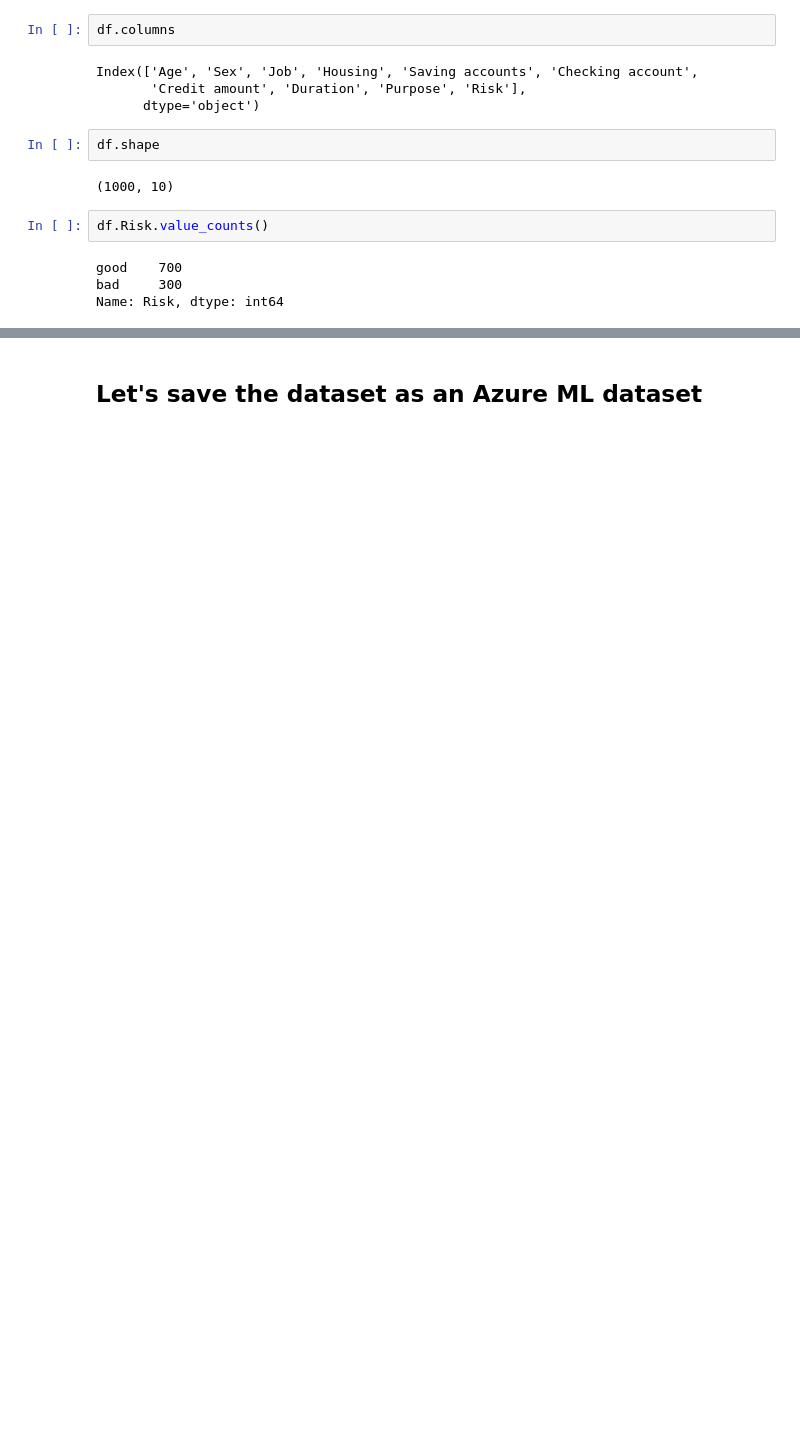
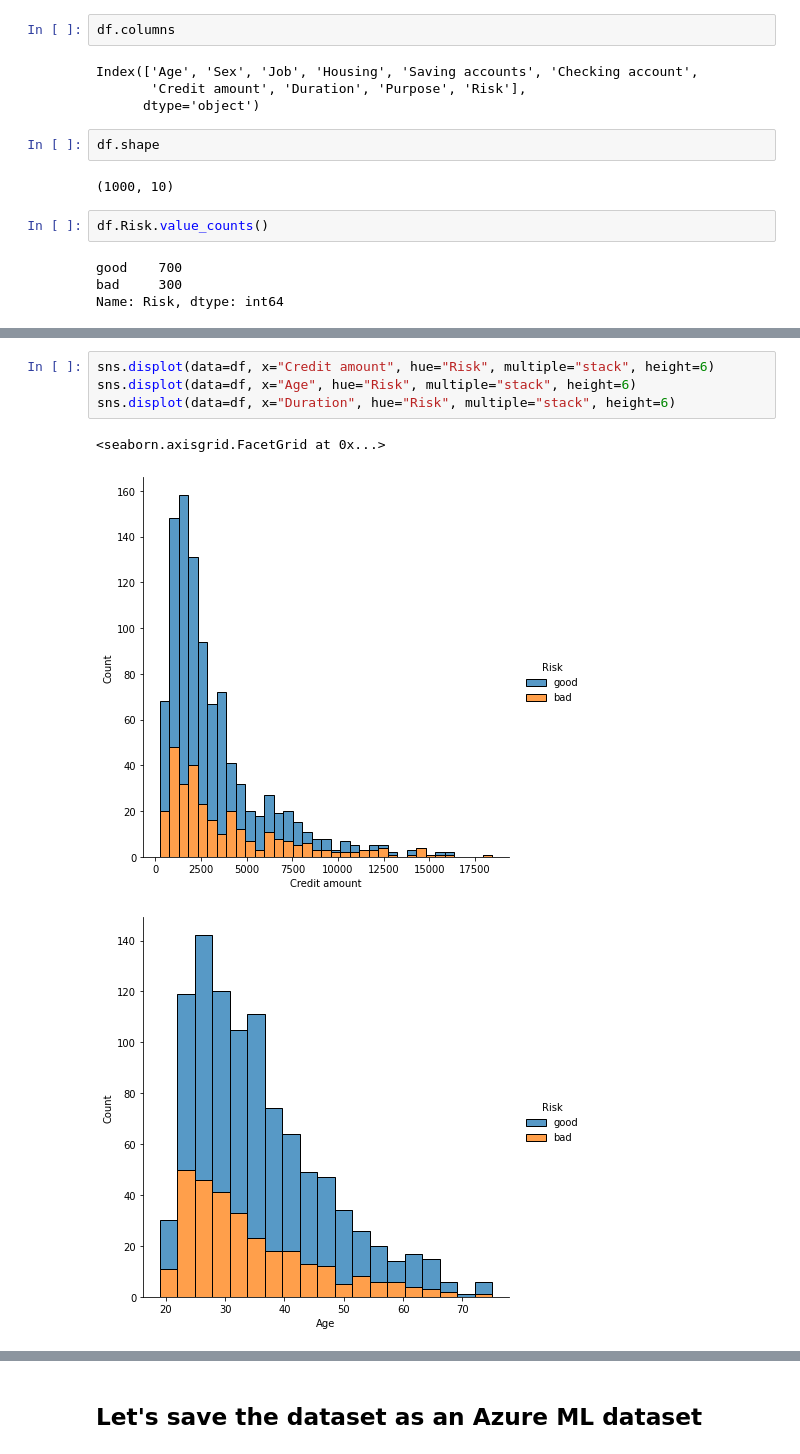
Before and after one commit to retkowsky/AMLlabs, a Jupyter notebook: Lab2 AutoML.ipynb, the cells around one changed output, grey strips where cells are left out. Cells and saved outputs as stored; diff of their text form; blank space fills up the shorter version.

```diff
--- a/Lab2 AutoML.ipynb
+++ b/Lab2 AutoML.ipynb
@@ -163,0 +174,8 @@ Name: Risk, dtype: float64
+# %%
+sns.displot(data=df, x="Credit amount", hue="Risk", multiple="stack", height=6)
+sns.displot(data=df, x="Age", hue="Risk", multiple="stack", height=6)
+sns.displot(data=df, x="Duration", hue="Risk", multiple="stack", height=6)
+# %% [output]
+<seaborn.axisgrid.FacetGrid at 0x...>
+[figure, added]
+[figure, added]
```
Also changed, not shown: parts of 29 cells of this notebook.
